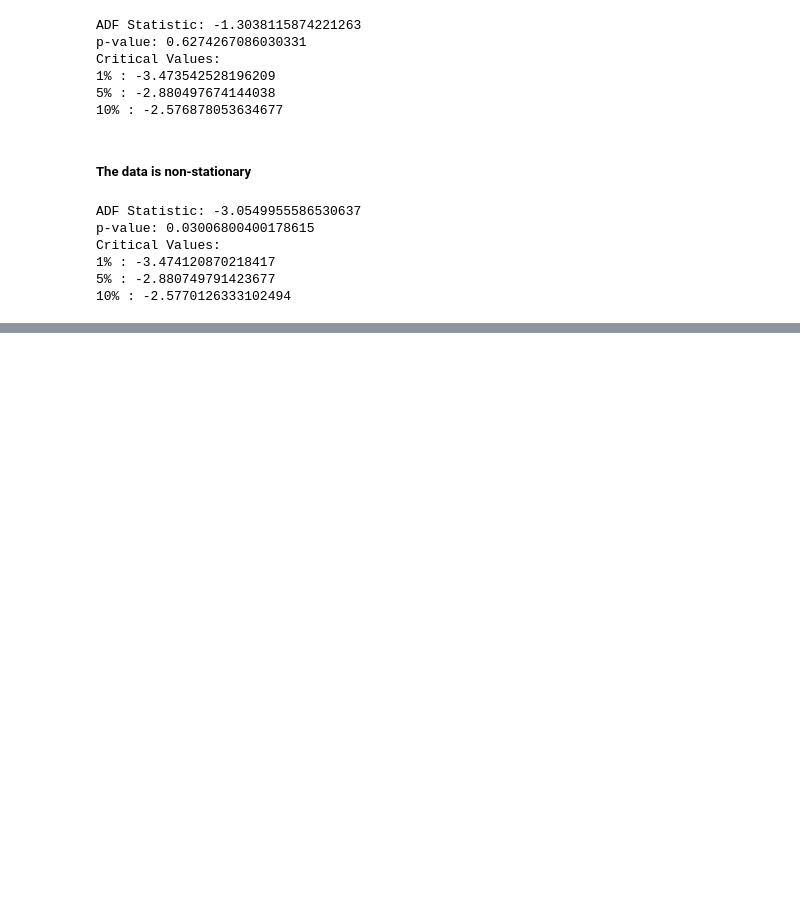
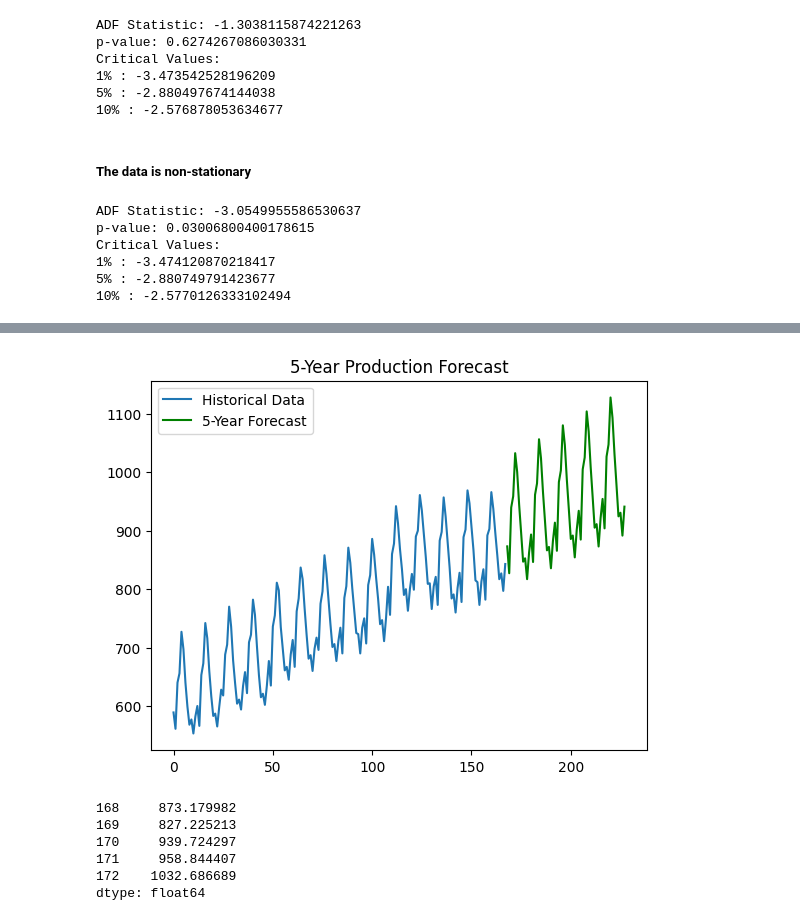
Before and after one commit to JindalChaitanya/CDAC-PGCP-AI, a Jupyter notebook: Data Analysis/Assignment 11/Assignment_11.ipynb, the cells around one changed output, grey strips where cells are left out. Saved outputs shown, nothing was run; the diff lists cells and outputs as text; code cells hidden in the pictures; blank space fills up the shorter version.

```diff
--- a/Data Analysis/Assignment 11/Assignment_11.ipynb
+++ b/Data Analysis/Assignment 11/Assignment_11.ipynb
@@ -99,0 +149,26 @@ The last 12 months are kept as a test set to compare candidate models.
+# %%
+final_model = ExponentialSmoothing(
+    df['Production'],
+    trend='add',
+    seasonal='mul',
+    seasonal_periods=12
+).fit()
+
+future_forecast = final_model.forecast(60)
+# %%
+plt.plot(df['Production'], label='Historical Data')
+plt.plot(future_forecast, label='5-Year Forecast', color='green')
+plt.title("5-Year Production Forecast")
+plt.legend()
+plt.show()
+# %% [output]
+[figure, added]
+# %%
+print(future_forecast.head())
+# %% [output]
+168     873.179982
+169     827.225213
+170     939.724297
+171     958.844407
+172    1032.686689
+dtype: float64
```
Also changed, not shown: parts of 7 cells of this notebook.
